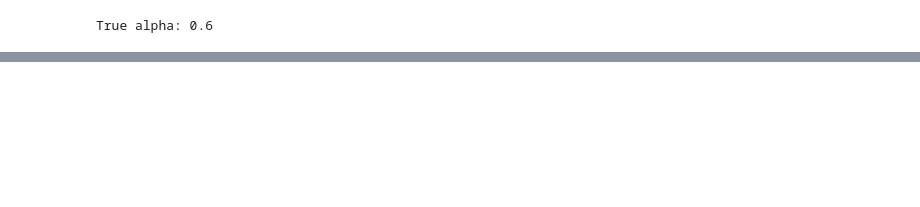
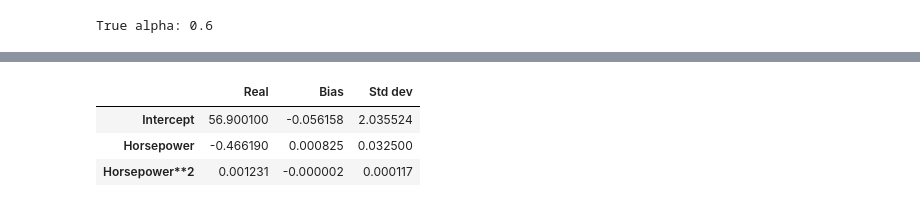
Before and after one commit to pedvide/ISLR_Python, a Jupyter notebook: Chapter5_Resampling_Methods.ipynb, the cells around one changed output, grey strips where cells are left out. Saved outputs shown, nothing was run; the diff lists cells and outputs as text; code cells hidden in the pictures; blank space fills up the shorter version.

```diff
--- a/Chapter5_Resampling_Methods.ipynb
+++ b/Chapter5_Resampling_Methods.ipynb
@@ -201,0 +267,17 @@ AttributeError: module 'seaborn' has no attribute 'hist'
+# %%
+# bootstrap function
+def bootstrap(data, function, N_bootstrap):
+    '''Compute N_boostrap samples from data and apply function to them.
+    Returns the mean and std of the function result'''
+    fn_real = np.array(function(data))
+    bst_fn = list()
+    for i in range(N_bootstrap):
+        if type(data) == tuple:
+            sample_bootstrap = resample(*data, replace=True)
+        else:
+            sample_bootstrap = resample(data, replace=True)
+        bst_fn.append(function(sample_bootstrap))
+    bst_fn = np.array(bst_fn)
+    bst_fn_mean = np.mean(bst_fn, axis=0)
+    bst_fn_std = np.std(bst_fn, axis=0)
+    return bst_fn_mean, bst_fn_std, fn_real
@@ -201,0 +300,6 @@ AttributeError: module 'seaborn' has no attribute 'hist'
+# %%
+data = (df_auto.horsepower.values.reshape(-1,1), df_auto.mpg)
+bst_res = bootstrap(data, linear_model, 1000)
+df_bst = pd.DataFrame(np.array(bst_res).T, index=['Intercept', 'Horsepower'], columns=['Mean', 'Std dev', 'Real'])
+df_bst['Bias'] = df_bst['Mean'] - df_bst['Real']
+df_bst[['Real', 'Bias', 'Std dev']]
@@ -201,0 +317,20 @@ AttributeError: module 'seaborn' has no attribute 'hist'
+# %%
+def quadratic_model(data):
+    X = data[0]
+    poly = PolynomialFeatures(2)
+    X_poly = poly.fit_transform(X)
+    y = data[1]
+    regr = skl_lm.LinearRegression()
+    regr.fit(X_poly, y)
+    return (regr.intercept_, *regr.coef_[1:])
+# %%
+data = (df_auto.horsepower.values.reshape(-1,1), df_auto.mpg)
+bst_res = bootstrap(data, quadratic_model, 1000)
+df_bst = pd.DataFrame(np.array(bst_res).T, index=['Intercept', 'Horsepower', 'Horsepower**2'], columns=['Mean', 'Std dev', 'Real'])
+df_bst['Bias'] = df_bst['Mean'] - df_bst['Real']
+df_bst[['Real', 'Bias', 'Std dev']]
+# %% [output]
+|  | Real | Bias | Std dev |
+| Intercept | 56.900100 | -0.056158 | 2.035524 |
+| Horsepower | -0.466190 | 0.000825 | 0.032500 |
+| Horsepower**2 | 0.001231 | -0.000002 | 0.000117 |
```
Also changed, not shown: parts of 24 cells of this notebook.
